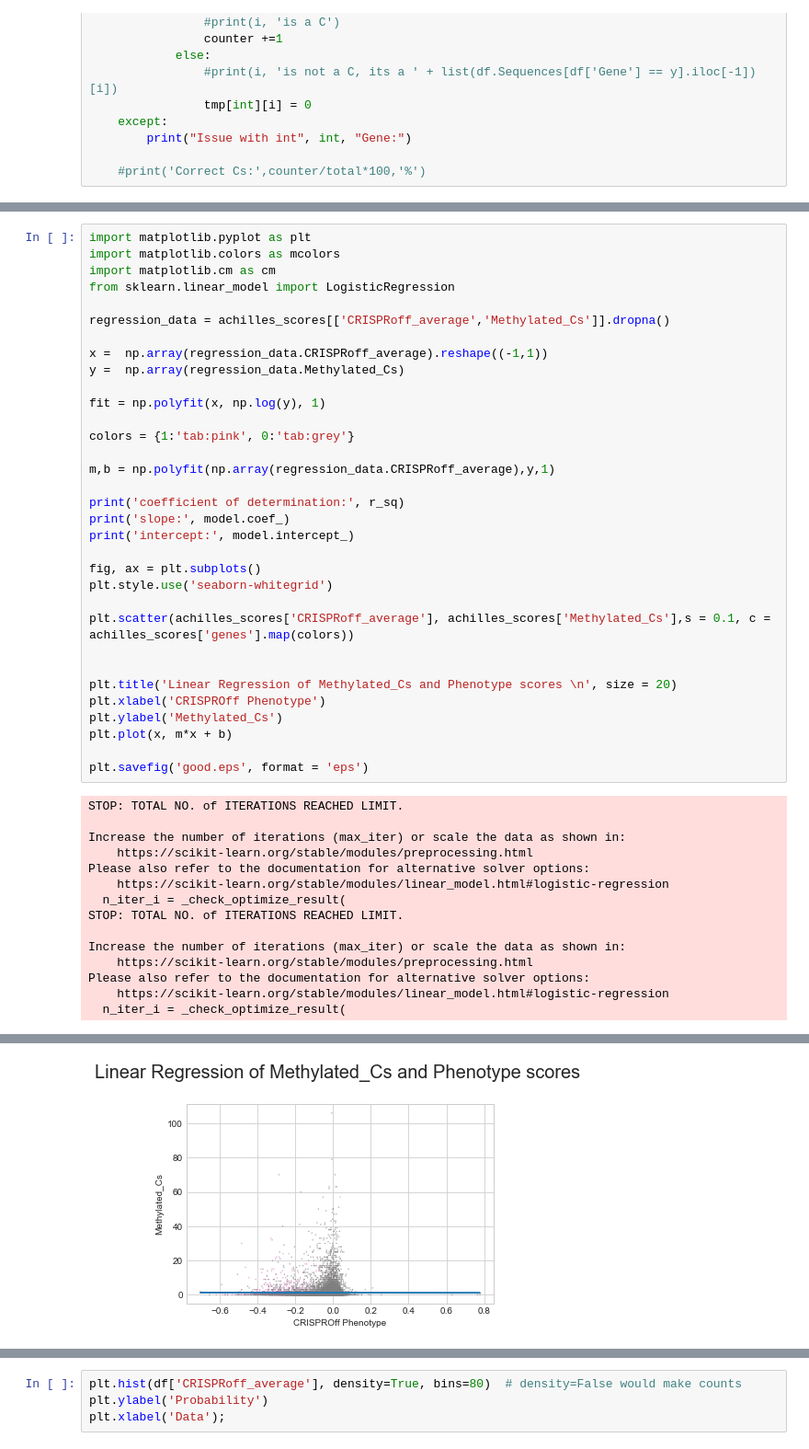
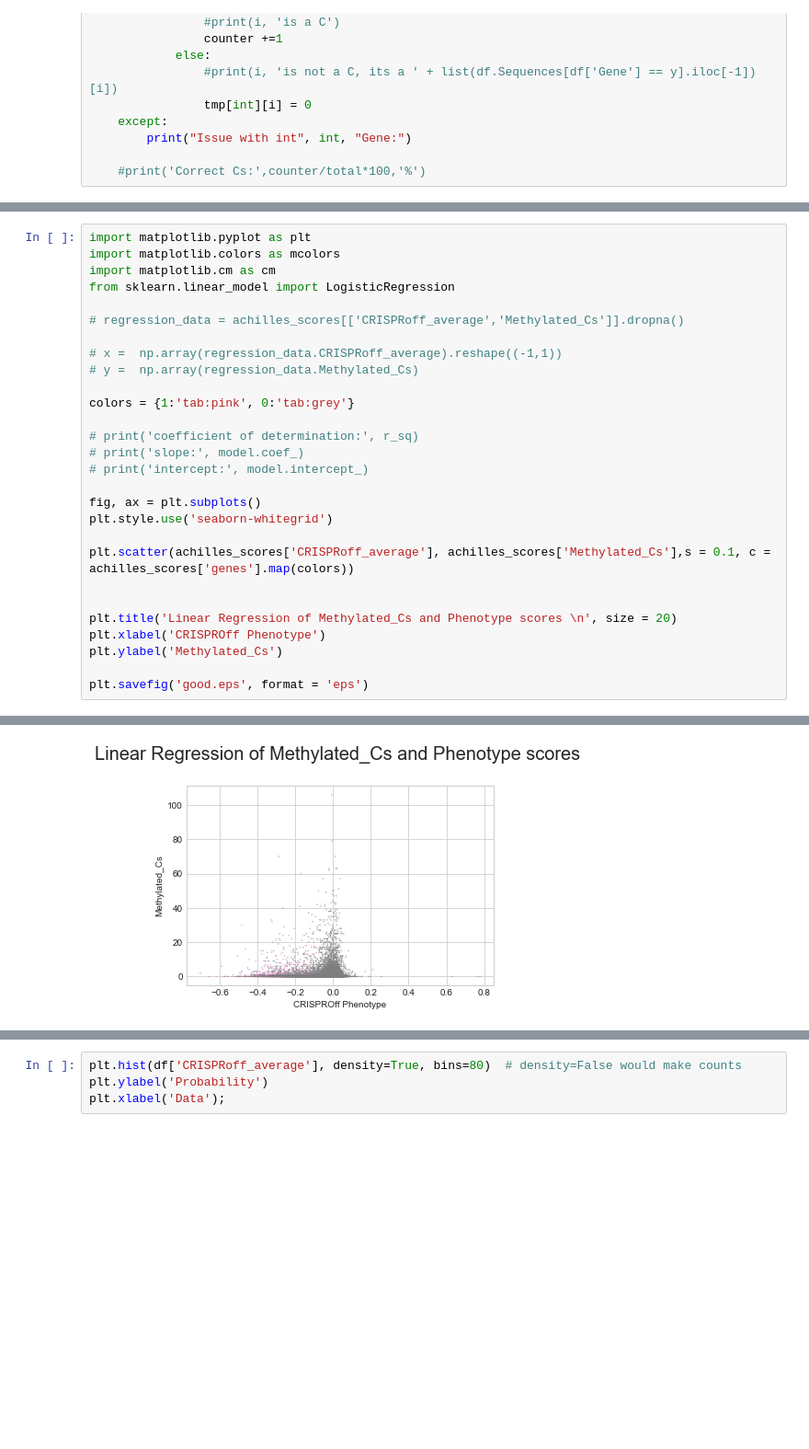
Before and after one commit to sermare/DeepOff, a Jupyter notebook: 1000 essential genes.ipynb, the cells around one changed output, grey strips where cells are left out. Shown at 92% size. Cells and saved outputs as stored; diff of their text form; blank space fills up the shorter version.

```diff
--- a/1000 essential genes.ipynb
+++ b/1000 essential genes.ipynb
@@ -878,20 +863,16 @@ import matplotlib.colors as mcolors
 import matplotlib.cm as cm
 from sklearn.linear_model import LogisticRegression
 
-regression_data = achilles_scores[['CRISPRoff_average','Methylated_Cs']].dropna()
+# regression_data = achilles_scores[['CRISPRoff_average','Methylated_Cs']].dropna()
 
-x =  np.array(regression_data.CRISPRoff_average).reshape((-1,1))
-y =  np.array(regression_data.Methylated_Cs)
-
-fit = np.polyfit(x, np.log(y), 1)
+# x =  np.array(regression_data.CRISPRoff_average).reshape((-1,1))
+# y =  np.array(regression_data.Methylated_Cs)
 
 colors = {1:'tab:pink', 0:'tab:grey'}
 
-m,b = np.polyfit(np.array(regression_data.CRISPRoff_average),y,1)
-
-print('coefficient of determination:', r_sq)
-print('slope:', model.coef_)
-print('intercept:', model.intercept_)
+# print('coefficient of determination:', r_sq)
+# print('slope:', model.coef_)
+# print('intercept:', model.intercept_)
 
 fig, ax = plt.subplots()
 plt.style.use('seaborn-whitegrid')
@@ -902,21 +883,6 @@ plt.scatter(achilles_scores['CRISPRoff_average'], achilles_scores['Methylated_Cs
 plt.title('Linear Regression of Methylated_Cs and Phenotype scores \n', size = 20)
 plt.xlabel('CRISPROff Phenotype')
 plt.ylabel('Methylated_Cs')
-plt.plot(x, m*x + b)
 
 plt.savefig('good.eps', format = 'eps')
 # %% [output]
-STOP: TOTAL NO. of ITERATIONS REACHED LIMIT.
-
-Increase the number of iterations (max_iter) or scale the data as shown in:
-    https://scikit-learn.org/stable/modules/preprocessing.html
-Please also refer to the documentation for alternative solver options:
-    https://scikit-learn.org/stable/modules/linear_model.html#logistic-regression
-  n_iter_i = _check_optimize_result(
-STOP: TOTAL NO. of ITERATIONS REACHED LIMIT.
-
-Increase the number of iterations (max_iter) or scale the data as shown in:
-    https://scikit-learn.org/stable/modules/preprocessing.html
-Please also refer to the documentation for alternative solver options:
-    https://scikit-learn.org/stable/modules/linear_model.html#logistic-regression
-  n_iter_i = _check_optimize_result(
@@ -940 +889 @@ slope: [[ 0.20869786]
-[figure, old version]
+[figure, new version]
```
Also changed, not shown: parts of 3 cells of this notebook, 5 other files.
